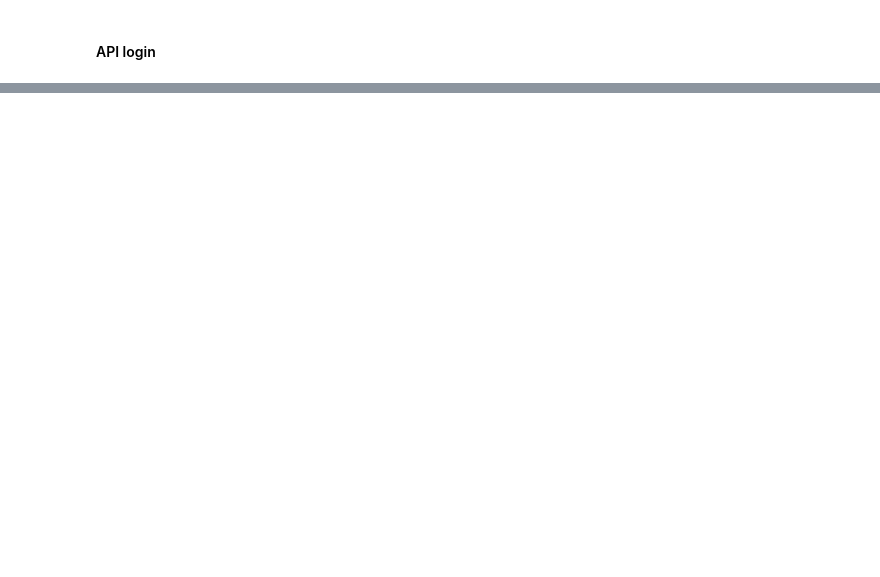
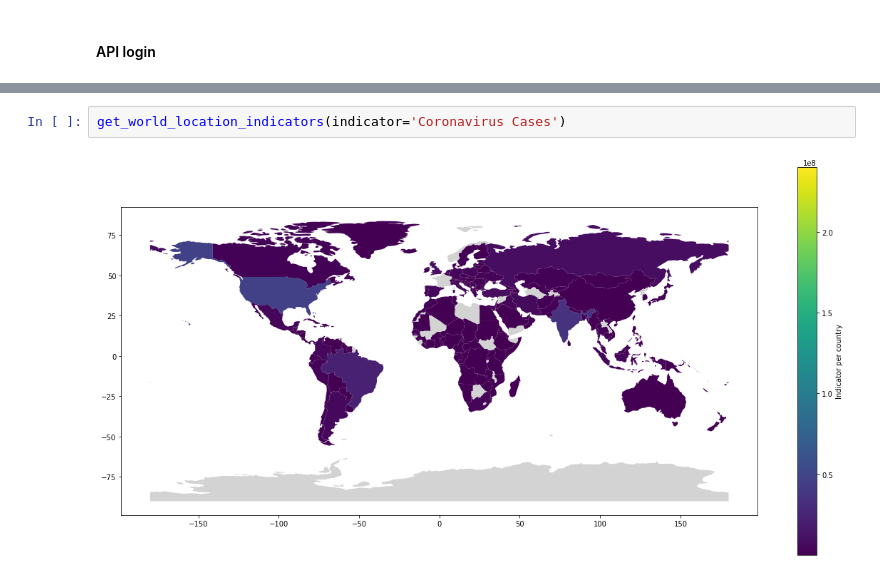
Before and after one commit to tradingeconomics/notebooks, a Jupyter notebook: Indicators/TE_World_Maps_Countries_Indicators.ipynb, the cells around one changed output, grey strips where cells are left out. Cells and saved outputs as stored; diff of their text form; blank space fills up the shorter version.

```diff
--- a/Indicators/TE_World_Maps_Countries_Indicators.ipynb
+++ b/Indicators/TE_World_Maps_Countries_Indicators.ipynb
@@ -160,0 +136,4 @@ fig.show()
+# %%
+get_world_location_indicators(indicator='Coronavirus Cases')
+# %% [output]
+[figure, added]
```
Also changed, not shown: parts of 16 cells of this notebook.
